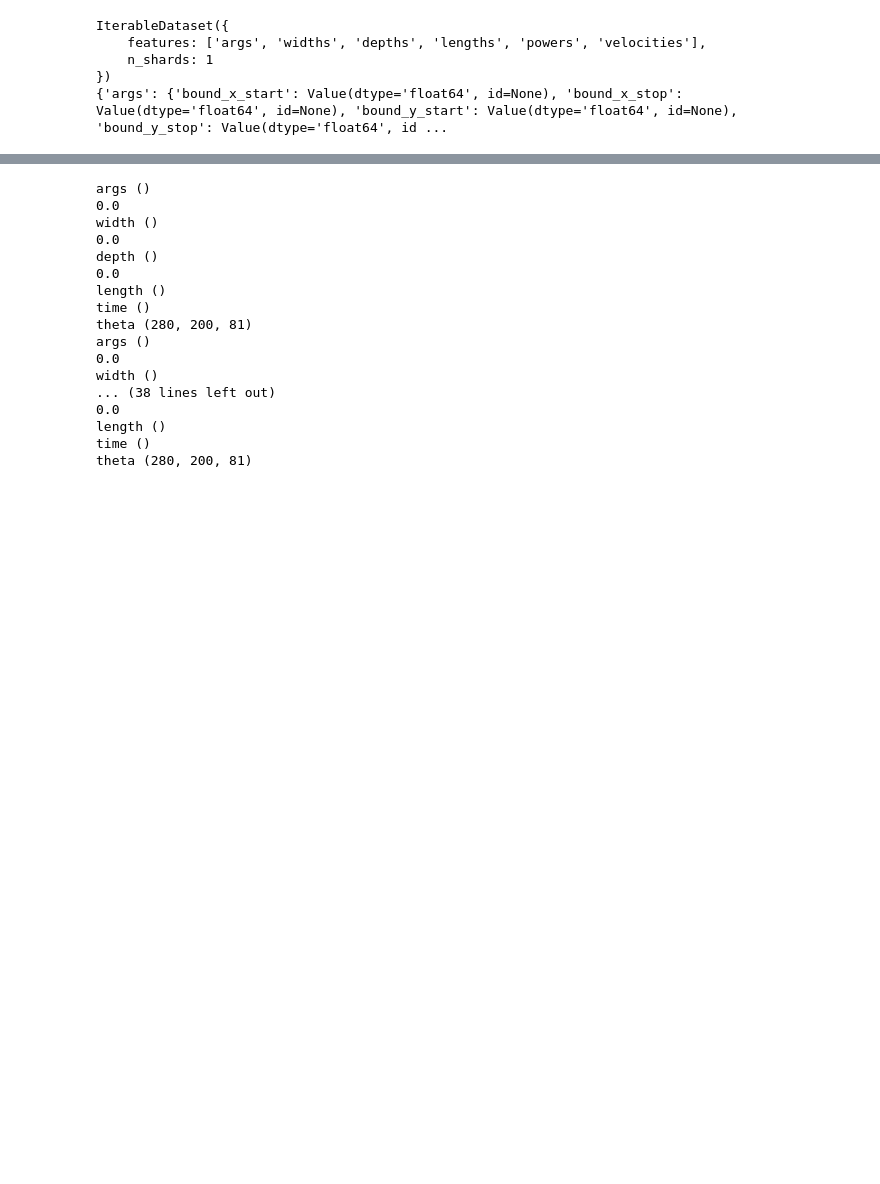
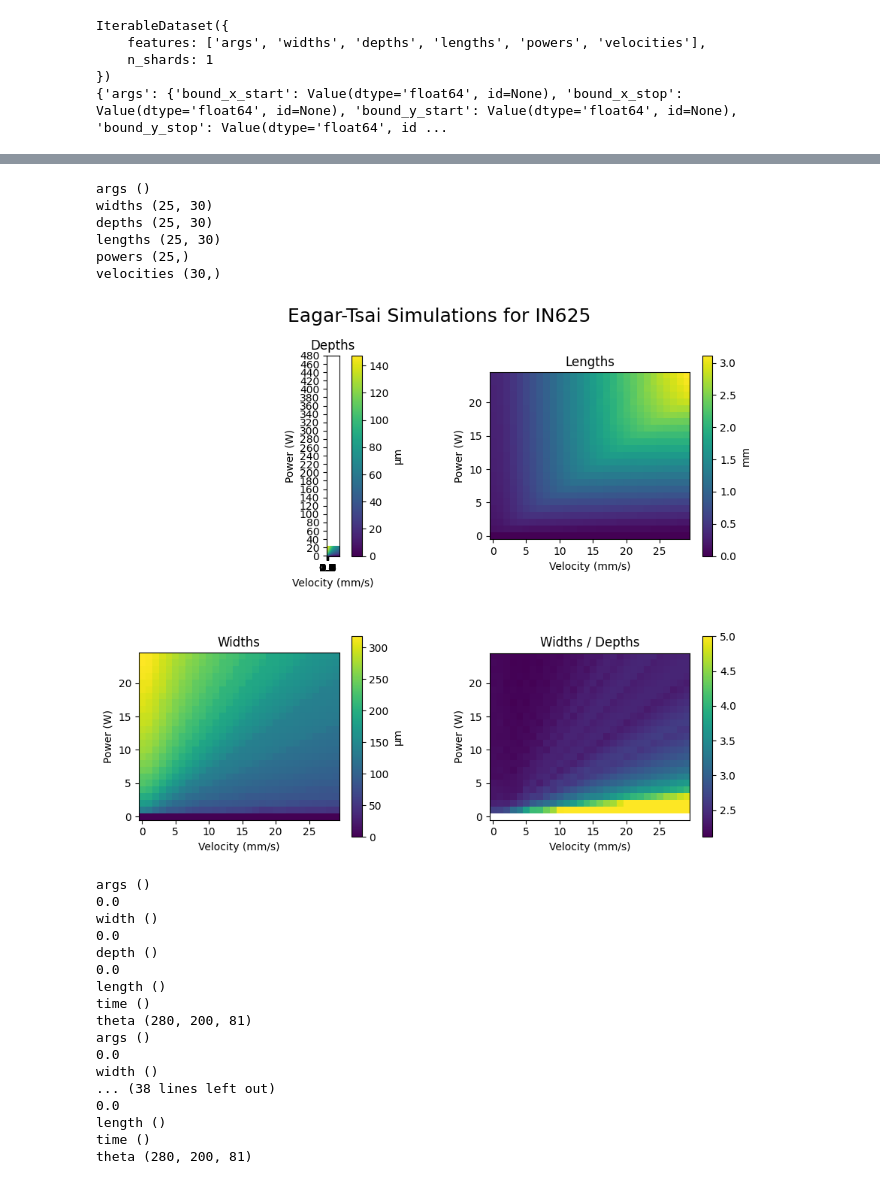
Before and after one commit to BaratiLab/AMUI, a Jupyter notebook: module/eagartsai/dataset.ipynb, the cells around one changed output, grey strips where cells are left out. Saved outputs shown, nothing was run; the diff lists cells and outputs as text; code cells hidden in the pictures; blank space fills up the shorter version.

```diff
--- a/module/eagartsai/dataset.ipynb
+++ b/module/eagartsai/dataset.ipynb
@@ -8,7 +8,7 @@ from datasets import load_dataset
 # %%
 ds = load_dataset(
     "baratilab/Eagar-Tsai",
-    "process_maps_baseline_test_2",
+    "process_maps",
     split="m_IN625_p_0_480_20_v_0.0_2.9_0.1",
     streaming="true",
 )
@@ -56,3 +24,60 @@ velocities (30,)
+# %%
+for data in ds:
+  for key, value in data.items():
+    print(key, np.array(value).shape)
+
+fig, axs = plt.subplots(2, 2, figsize=(10, 8))
+
+img1 = axs[0, 0].imshow(np.array(data["depths"]) * 1E6)
+axs[0, 0].invert_yaxis()
+axs[0, 0].set_title("Depths")
+axs[0, 0].set_xlabel("Velocity (mm/s)")
+axs[0, 0].set_xticks([])
+axs[0, 0].set_ylabel("Power (W)")
+axs[0, 0].set_yticks([])
+cbar1 = fig.colorbar(img1, ax=axs[0, 0])
+cbar1.set_label("μm")
+
+img2 = axs[0, 1].imshow(np.array(data["lengths"]) * 1E3)
+axs[0, 1].invert_yaxis()
+axs[0, 1].set_title("Lengths")
+axs[0, 1].set_xlabel("Velocity (mm/s)")
+axs[0, 1].set_xticks([])
+axs[0, 1].set_ylabel("Power (W)")
+axs[0, 1].set_yticks([])
+cbar2 = fig.colorbar(img2, ax=axs[0, 1])
+cbar2.set_label("mm")
+
+img3 = axs[1, 0].imshow(np.array(data["widths"]) * 1E6)
+axs[1, 0].invert_yaxis()
+axs[1, 0].set_title("Widths")
+axs[1, 0].set_xlabel("Velocity (mm/s)")
+axs[1, 0].set_xticks([])
+axs[1, 0].set_ylabel("Power (W)")
+axs[1, 0].set_yticks([])
+cbar3 = fig.colorbar(img3, ax=axs[1, 0])
+cbar3.set_label("μm")
+
+img4 = axs[1, 1].imshow(np.array(data["widths"])/np.array(data["depths"]), vmax=5)
+axs[1, 1].invert_yaxis()
+axs[1, 1].set_title("Widths / Depths")
+axs[1, 1].set_xlabel("Velocity (mm/s)")
+axs[1, 1].set_xticks([])
+axs[1, 1].set_ylabel("Power (W)")
+axs[1, 1].set_yticks([])
+fig.colorbar(img4, ax=axs[1, 1])
+
+plt.subplots_adjust(left=0.1, bottom=0.1, right=0.9, top=0.9, wspace=0.4, hspace=0.4)
+plt.suptitle("Eagar-Tsai Simulations for IN625", fontsize=18)
+plt.show()
+# %% [output]
+args ()
+widths (25, 30)
+depths (25, 30)
+lengths (25, 30)
+powers (25,)
+velocities (30,)
+[figure, added]
 # %%
 for data in ds:
   for key, value in data.items():
```
Also changed, not shown: parts of 1 cell of this notebook.
